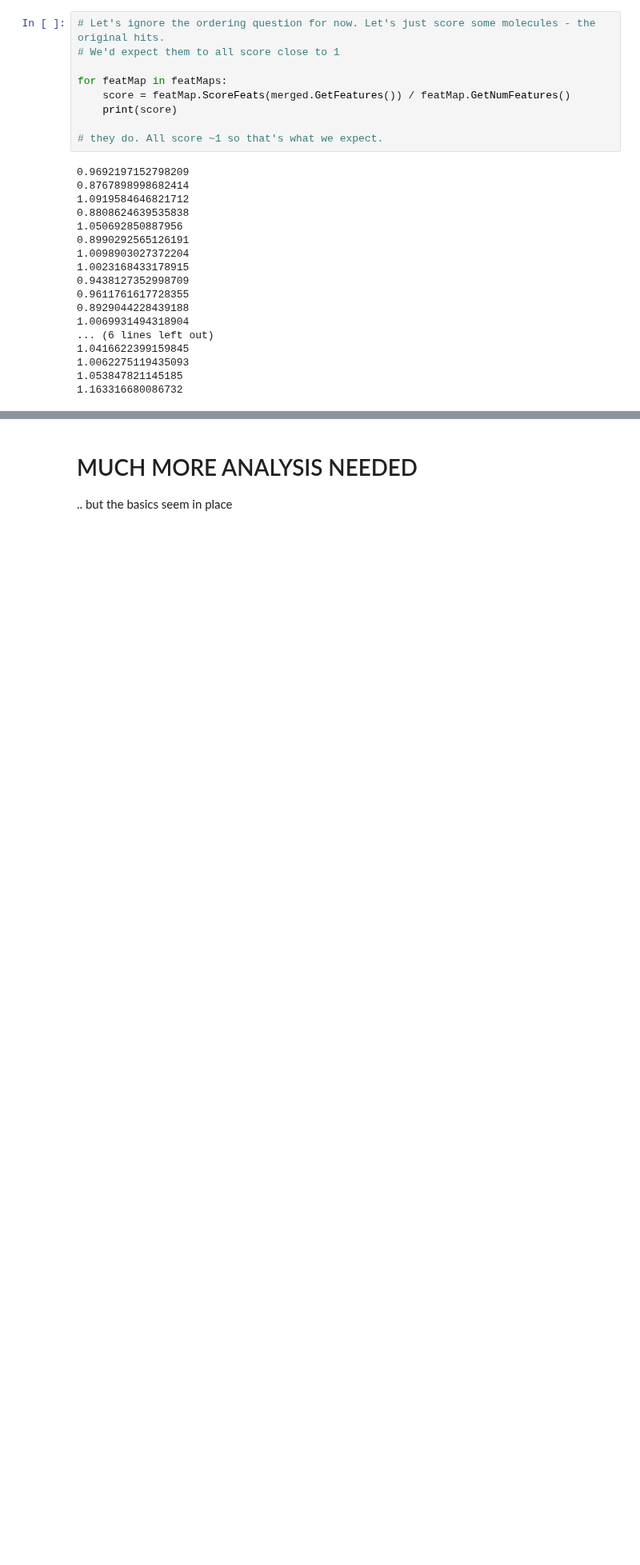
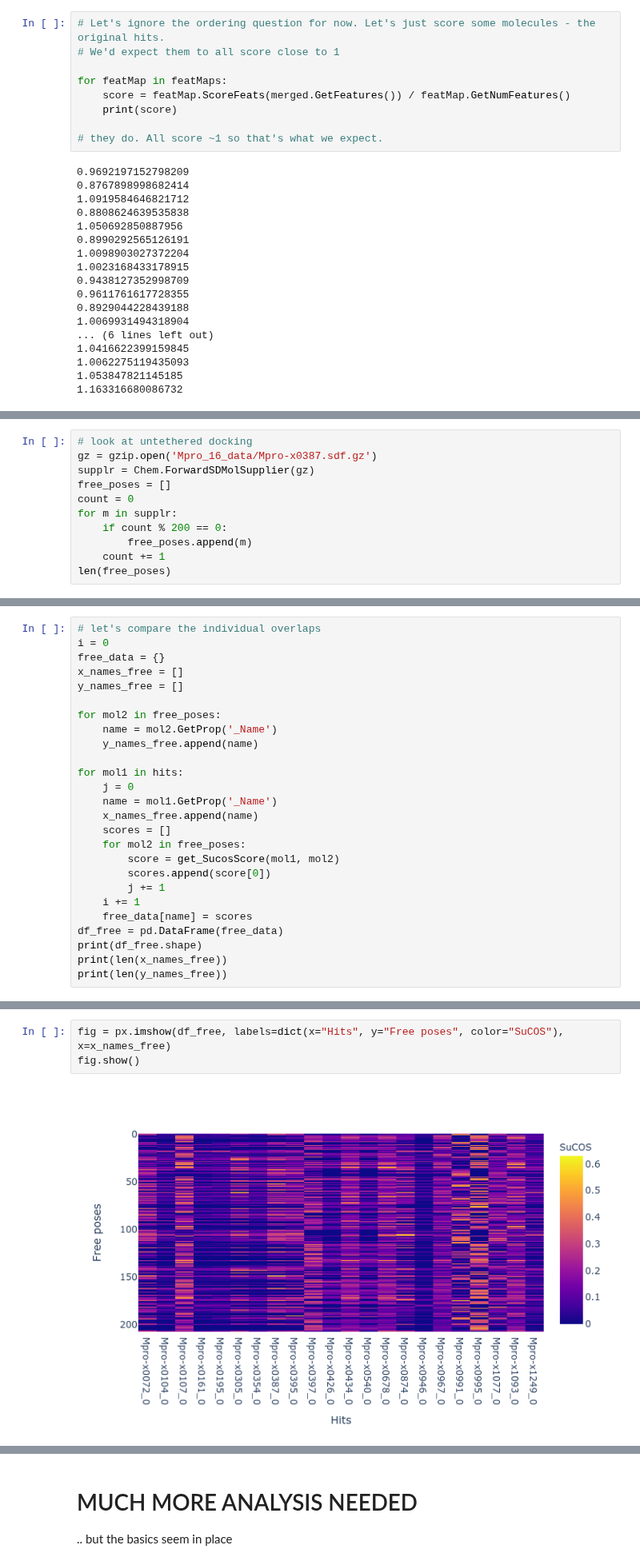
Before and after one commit to tdudgeon/jupyter_mpro, a Jupyter notebook: SuCOSStein.ipynb, the cells around one changed output, grey strips where cells are left out. Shown at 80% size. Saved outputs shown, nothing was run; the diff lists cells and outputs as text; blank space fills up the shorter version.

```diff
--- a/SuCOSStein.ipynb
+++ b/SuCOSStein.ipynb
@@ -467,0 +450,11 @@ fig.show()
+# %%
+# look at untethered docking
+gz = gzip.open('Mpro_16_data/Mpro-x0387.sdf.gz')
+supplr = Chem.ForwardSDMolSupplier(gz)
+free_poses = []
+count = 0
+for m in supplr:
+    if count % 200 == 0:
+        free_poses.append(m)
+    count += 1
+len(free_poses)
@@ -467,0 +463,26 @@ fig.show()
+# %%
+# let's compare the individual overlaps
+i = 0
+free_data = {}
+x_names_free = []
+y_names_free = []
+
+for mol2 in free_poses:
+    name = mol2.GetProp('_Name')
+    y_names_free.append(name)
+
+for mol1 in hits:
+    j = 0
+    name = mol1.GetProp('_Name')
+    x_names_free.append(name)
+    scores = []
+    for mol2 in free_poses:
+        score = get_SucosScore(mol1, mol2)
+        scores.append(score[0])
+        j += 1
+    i += 1
+    free_data[name] = scores
+df_free = pd.DataFrame(free_data)
+print(df_free.shape)
+print(len(x_names_free))
+print(len(y_names_free))
@@ -467,0 +493,5 @@ fig.show()
+# %%
+fig = px.imshow(df_free, labels=dict(x="Hits", y="Free poses", color="SuCOS"), x=x_names_free)
+fig.show()
+# %% [output]
+[figure, added]
```
Also changed, not shown: parts of 10 cells of this notebook, 1 other file.
